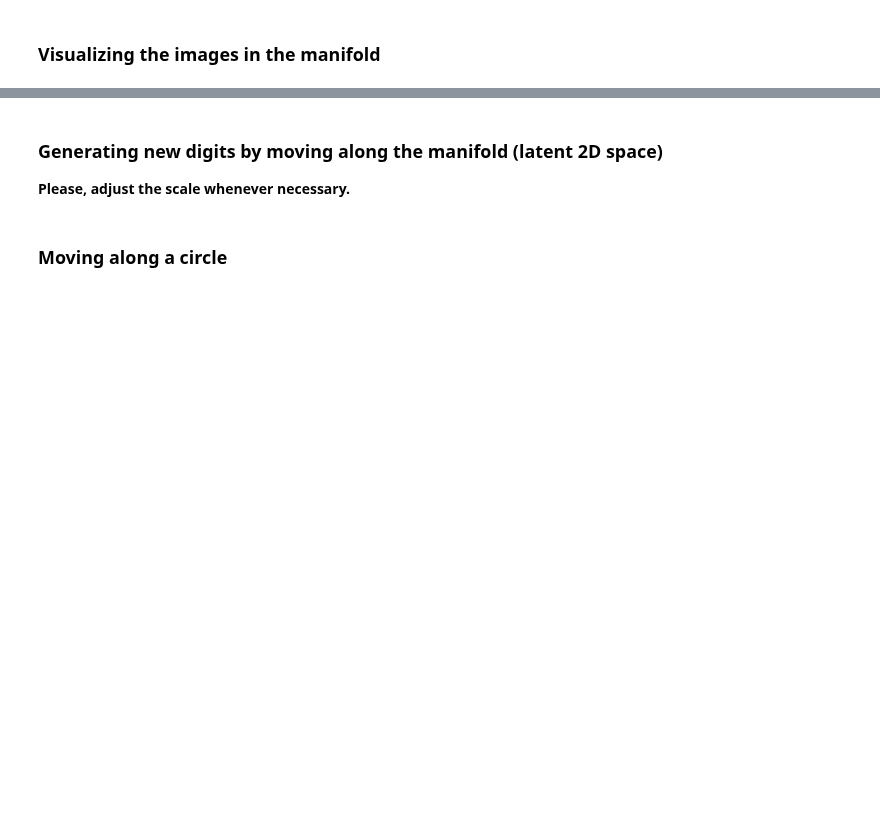
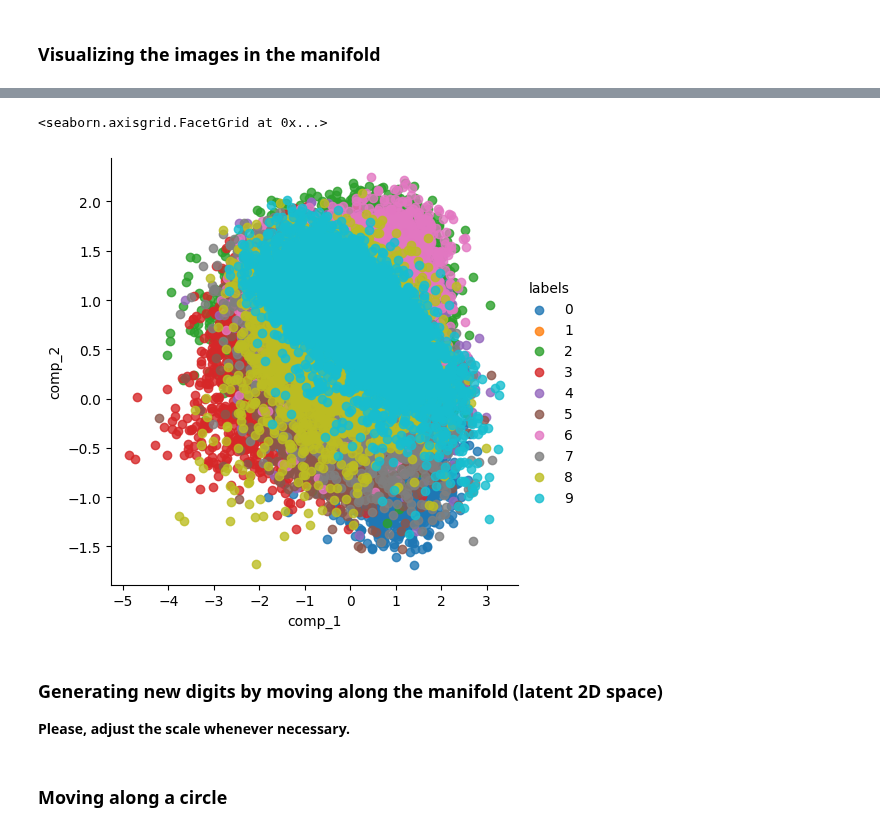
Before and after one commit to Ploita/IA353_PC2, a Jupyter notebook: PC2_Ativ7_AE_MNIST_plus.ipynb, the cells around one changed output, grey strips where cells are left out. Saved outputs shown, nothing was run; the diff lists cells and outputs as text; code cells hidden in the pictures; blank space fills up the shorter version.

```diff
--- a/PC2_Ativ7_AE_MNIST_plus.ipynb
+++ b/PC2_Ativ7_AE_MNIST_plus.ipynb
@@ -166,12 +175,13 @@ decoder = Model(encoded_input, decoder)
 # %%
 import seaborn as sns
 
-x_flat = x_train.reshape(x_train.shape[0], x_train.shape[1] * x_train.shape[2])
+x_flat = x_train.reshape(x_train.shape[0], x_train.shape[1], x_train.shape[2])
 
 x_proj = encoder.predict(x_flat[:60000])
-x_proj.shape
+x_proj = x_proj[:,0,0,:]
 
 proj = pd.DataFrame(x_proj)
 proj.columns = ["comp_1", "comp_2"]
 proj["labels"] = y_train[:60000]
 sns.lmplot(x="comp_1",y= "comp_2", hue="labels", data=proj, fit_reg=False)
+# %% [output]
@@ -178,3 +189,5 @@ sns.lmplot(x="comp_1",y= "comp_2", hue="labels", data=proj, fit_reg=False)
+<seaborn.axisgrid.FacetGrid at 0x...>
+[figure, added]
 # %% [markdown]
 ### Generating new digits by moving along the manifold (latent 2D space)
 **Please, adjust the scale whenever necessary.**
```
Also changed, not shown: parts of 8 cells of this notebook, 2 other files.
